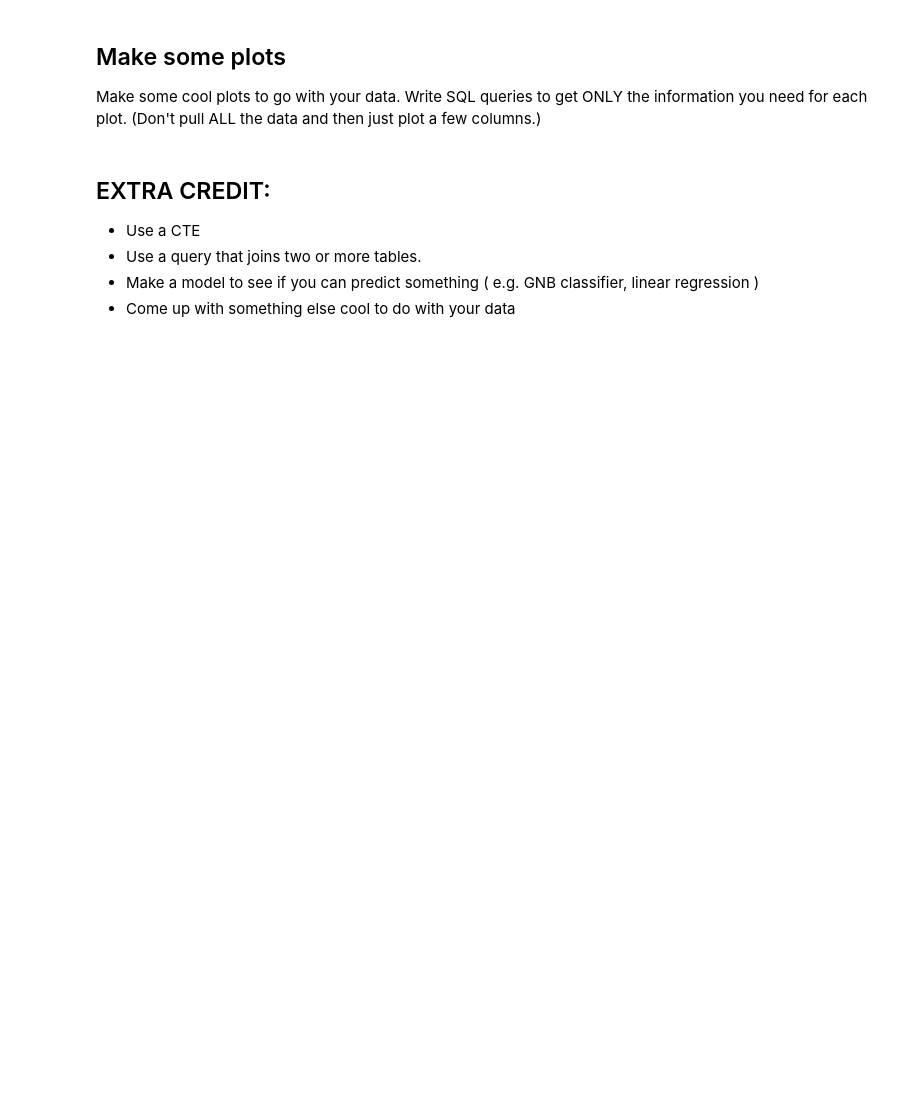
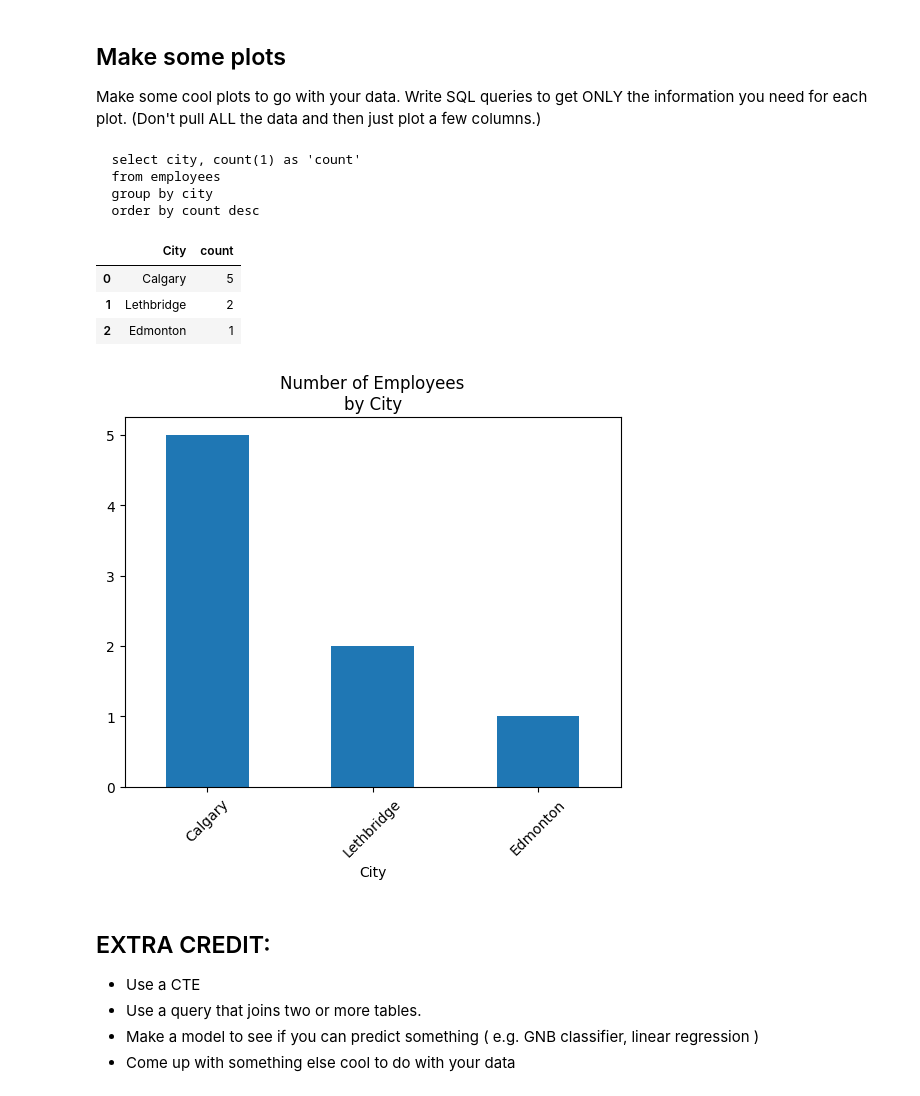
Before and after one commit to test-ds-21/rwcitek___Data-Science-Portfolio-C21, a Jupyter notebook: Projects/Project-3/SQL.1-Chinook.project.phase-1.ipynb, the cells around one changed output. Saved outputs shown, nothing was run; the diff lists cells and outputs as text; code cells hidden in the pictures; blank space fills up the shorter version.

Commit message:
- filled in SQL statements - single plot

```diff
--- a/Projects/Project-3/SQL.1-Chinook.project.phase-1.ipynb
+++ b/Projects/Project-3/SQL.1-Chinook.project.phase-1.ipynb
@@ -165,2 +492,10 @@ df
 # %% [markdown]
 #### COUNT
+# %%
+query = '''
+  select city, count(1) as 'count'
+  from employees
+  group by city
+  order by count desc
+'''
+print(query)
@@ -166,0 +507,6 @@ df
+# %%
+# Connect to a sqlite database, load a result set into a data frame, and close the connection
+with contextlib.closing(db.connect("chinook.db")) as db_con:
+  df = pd.read_sql_query( query , db_con)
+
+df
@@ -168,6 +519,39 @@ df
 ## Make some plots
 
 Make some cool plots to go with your data. Write SQL queries to get ONLY the information you need for each plot. (Don't pull ALL the data and then just plot a few columns.)
+# %%
+query = '''
+  select city, count(1) as 'count'
+  from employees
+  group by city
+  order by count desc
+'''
+print(query)
+# %% [output]
+  select city, count(1) as 'count'
+  from employees
+  group by city
+  order by count desc
+# %%
+# Connect to a sqlite database, load a result set into a data frame, and close the connection
+with contextlib.closing(db.connect("chinook.db")) as db_con:
+  df = pd.read_sql_query( query , db_con)
+
+df
+# %% [output]
+|  | City | count |
+| 0 | Calgary | 5 |
+| 1 | Lethbridge | 2 |
+| 2 | Edmonton | 1 |
+# %%
+df.set_index("City").plot(
+    kind='bar',
+    rot=45,
+    legend=False,
+    title="Number of Employees\nby City",
+) ;
+# %% [output]
+[figure, added]
 # %% [markdown]
 ## EXTRA CREDIT:
 * Use a CTE
```
Also changed, not shown: parts of 34 cells of this notebook.
